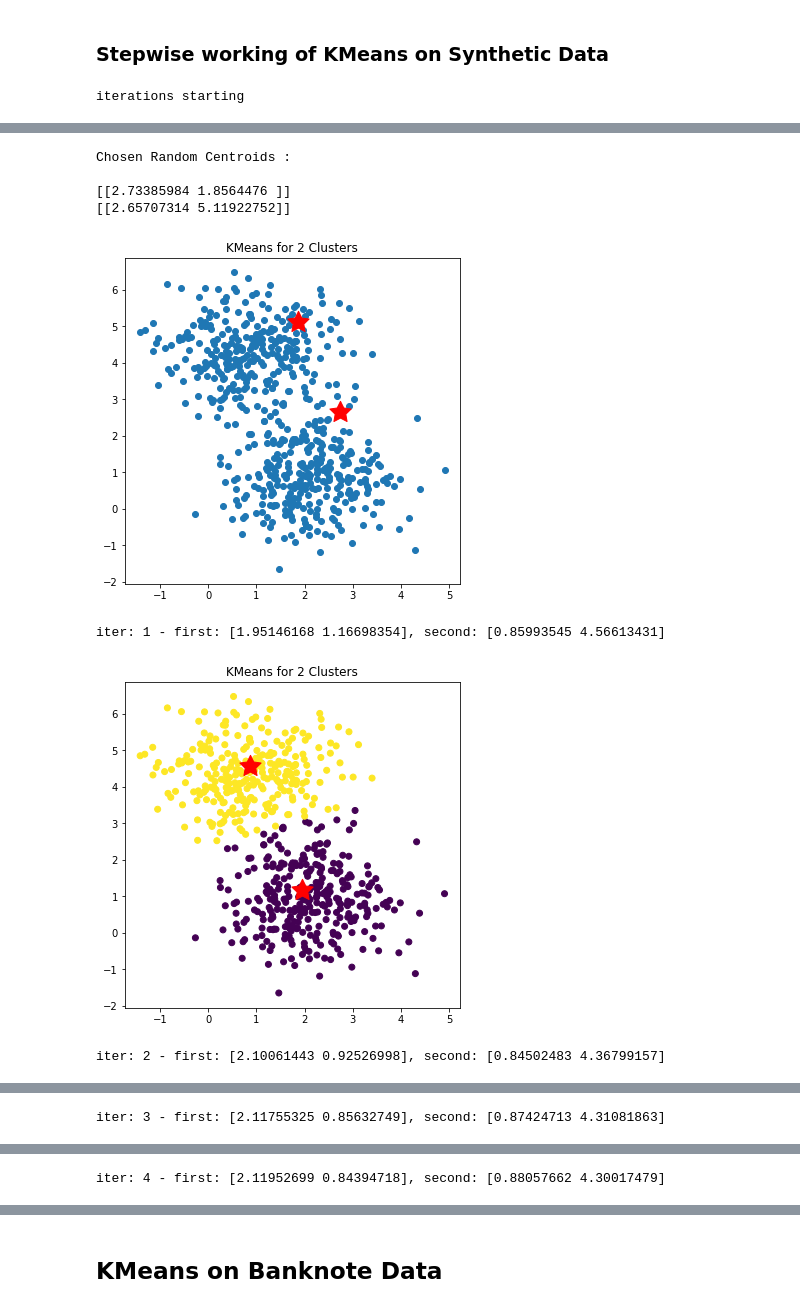
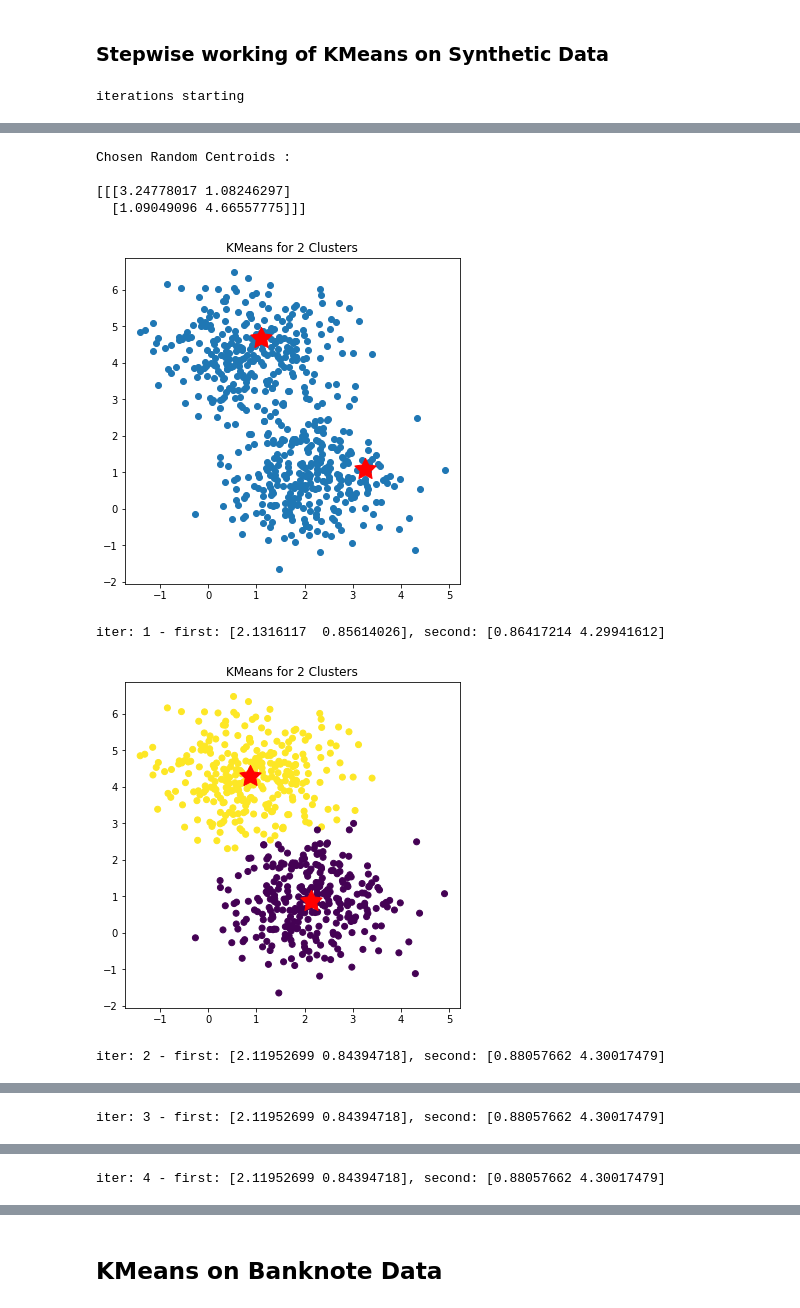
Before and after one commit to jovidsilva/IITB-IMW-Classification-Modelling, a Jupyter notebook: Day6/KMeans Clustering on Simulated Data and Real Data.ipynb, the cells around one changed output, grey strips where cells are left out. Cells and saved outputs as stored; diff of their text form; code cells hidden in the pictures.

```diff
--- a/Day6/KMeans Clustering on Simulated Data and Real Data.ipynb
+++ b/Day6/KMeans Clustering on Simulated Data and Real Data.ipynb
@@ -11,9 +11,7 @@ random_state = 0
 X,_= make_blobs(n_samples=600, centers=2,
                        cluster_std=0.90, random_state=0)
 iterations = 4
-rval=np.random.randint(600, size=(1,2))
-rval1=rval[0][0]
-rval2=rval[0][1]
+indx=np.random.randint(600, size=(1,2))
 print(f'iterations starting')
 plt.figure(figsize=(6, 6))
 plt.scatter(X[:,0],X[:,1])
@@ -21,44 +19,44 @@ plt.title("KMeans for 2 Clusters")
 plt.savefig('0.jpg')
 plt.show()
 print("Chosen Random Centroids :\n")
-print(X[rval1:rval1+1])
-print(X[rval2:rval2+1])
-centroids = [X[rval1:rval1+1][0],X[rval2:rval2+1][0]]
+ran_val=X[indx,:]
+print(ran_val)
+centroids = [[ran_val[0][0][0],ran_val[0][1][0]],[ran_val[0][0][1],ran_val[0][1][1]]]
 plt.figure(figsize=(6, 6))
 plt.scatter(X[:,0],X[:,1])
 plt.scatter(centroids[0],centroids[1], s=500,marker=(5, 1),c='red')
 plt.title("KMeans for 2 Clusters")
 plt.savefig('1.jpg')
 plt.show()
 row=col=0
 for i in range(iterations):
     plt.figure(figsize=(6, 6))
     kmeans = KMeans(
         max_iter=1,
         n_init=1,
         init=(centroids),
         n_clusters=2,
         random_state=1)
     kmeans.fit(X)
     centroids = kmeans.cluster_centers_
     print(f'iter: {i+1} - first: {centroids[0]}, second: {centroids[1]}')
     plt.scatter(X[:,0],X[:,1],c=kmeans.labels_)
     plt.scatter(kmeans.cluster_centers_[:, 0], kmeans.cluster_centers_[:, 1], s=500,marker=(5, 1),c='red')
     plt.title("KMeans for 2 Clusters")
     plt.savefig(str(i+2)+'.jpg')
     plt.show()
     col=col+1
     if col==2:
         col=0
         row=row+1
 # %% [output]
 iterations starting
 [figure]
 Chosen Random Centroids :
 
-[[2.73385984 1.8564476 ]]
-[[2.65707314 5.11922752]]
+[[[3.24778017 1.08246297]
+  [1.09049096 4.66557775]]]
-[figure, old version]
+[figure, new version]
-iter: 1 - first: [1.95146168 1.16698354], second: [0.85993545 4.56613431]
+iter: 1 - first: [2.1316117  0.85614026], second: [0.86417214 4.29941612]
-[figure, old version]
+[figure, new version]
-iter: 2 - first: [2.10061443 0.92526998], second: [0.84502483 4.36799157]
+iter: 2 - first: [2.11952699 0.84394718], second: [0.88057662 4.30017479]
@@ -66,4 +64,4 @@ iter: 2 - first: [2.10061443 0.92526998], second: [0.84502483 4.36799157]
-iter: 3 - first: [2.11755325 0.85632749], second: [0.87424713 4.31081863]
+iter: 3 - first: [2.11952699 0.84394718], second: [0.88057662 4.30017479]
 [figure]
 iter: 4 - first: [2.11952699 0.84394718], second: [0.88057662 4.30017479]
 [figure]
```
Also changed, not shown: parts of 2 cells of this notebook.
